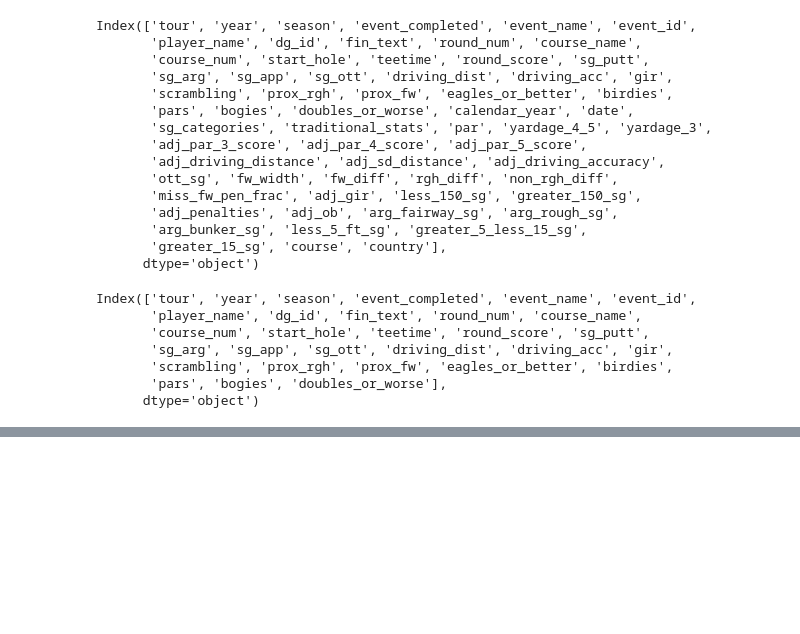
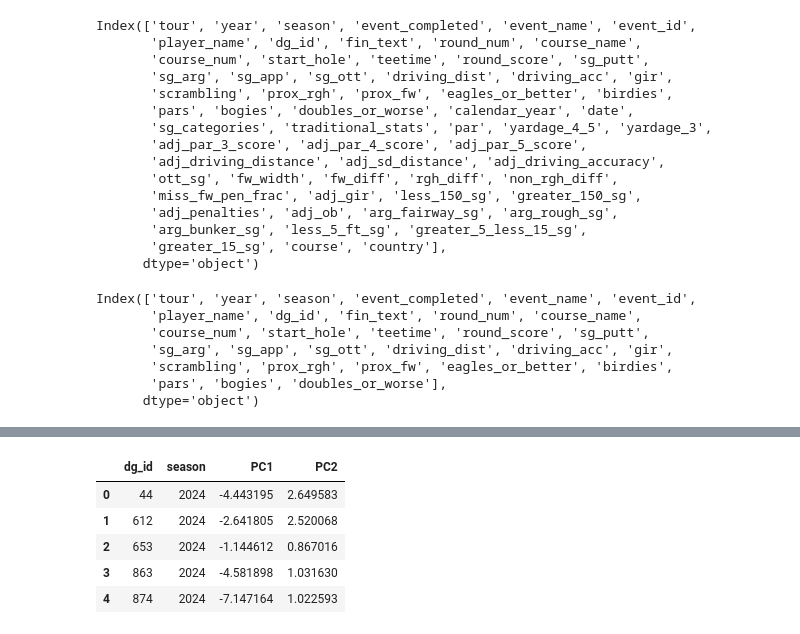
Before and after one commit to vetherton/COS497IW, a Jupyter notebook: PCA.ipynb, the cells around one changed output, grey strips where cells are left out. Saved outputs shown, nothing was run; the diff lists cells and outputs as text; code cells hidden in the pictures; blank space fills up the shorter version.

```diff
--- a/PCA.ipynb
+++ b/PCA.ipynb
@@ -160 +162,10 @@ prox_rgh        0.000134
 dtype: float64
+# %%
+out.head()
+# %% [output]
+|  | dg_id | season | PC1 | PC2 |
+| 0 | 44 | 2024 | -4.443195 | 2.649583 |
+| 1 | 612 | 2024 | -2.641805 | 2.520068 |
+| 2 | 653 | 2024 | -1.144612 | 0.867016 |
+| 3 | 863 | 2024 | -4.581898 | 1.031630 |
+| 4 | 874 | 2024 | -7.147164 | 1.022593 |
```
Also changed, not shown: parts of 8 cells of this notebook, 1 other file.
